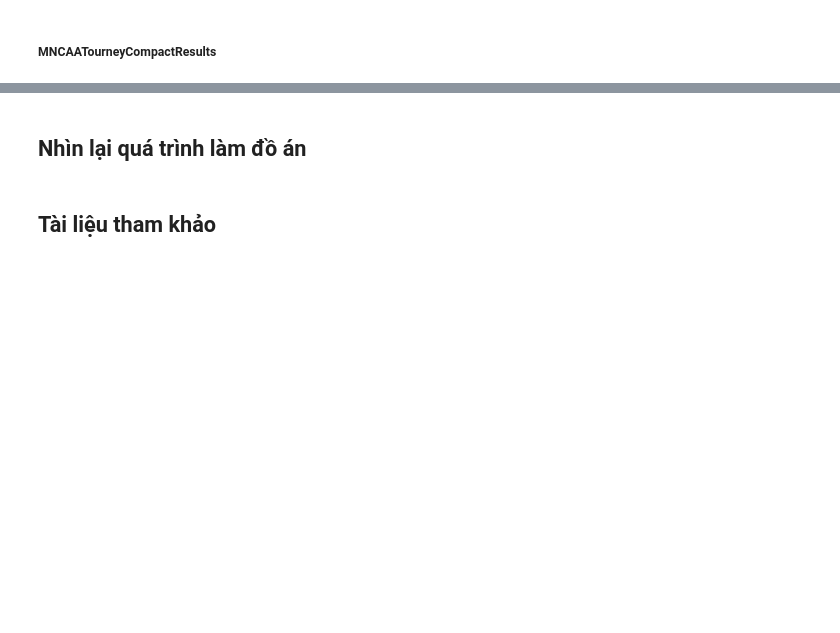
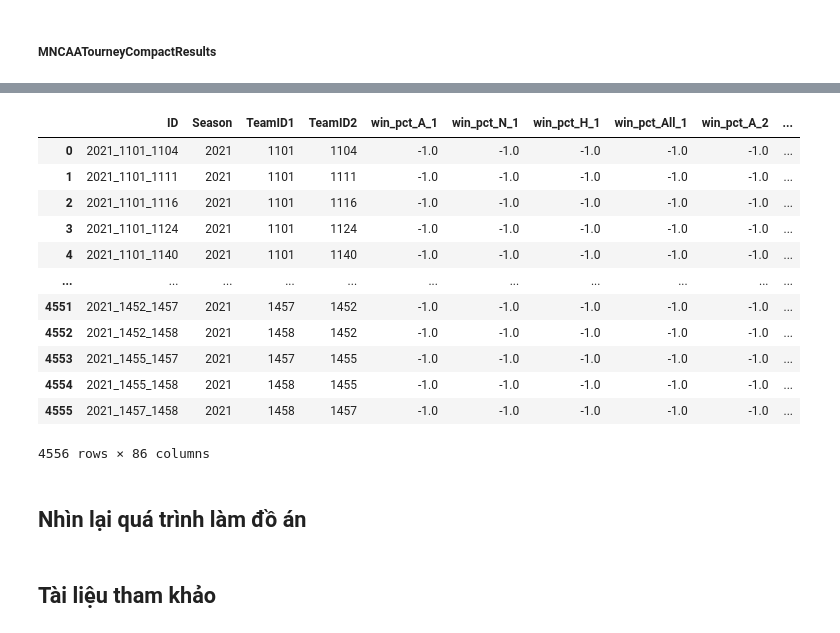
Before and after one commit to nomiku1999/KTDLUD, a Jupyter notebook: Report.ipynb, the cells around one changed output, grey strips where cells are left out. Saved outputs shown, nothing was run; the diff lists cells and outputs as text; code cells hidden in the pictures; blank space fills up the shorter version.

```diff
--- a/Report.ipynb
+++ b/Report.ipynb
@@ -713,2 +722,36 @@ del MOR_127_128, MOR_50_51, MOR_15_16, MOR_max, MOR_tmp, MOR_stats
+# %%
+wl_1 = wl.loc[:,['Season','TeamID','win_pct_A','win_pct_N',
+                 'win_pct_H','win_pct_All']]
+wl_1.columns = [str(col) + '_1' if col not in ['Season','TeamID'] \
+                else str(col) for col in wl_1.columns ]
+
+wl_2 = wl.loc[:,['Season','TeamID','win_pct_A','win_pct_N',
+                 'win_pct_H','win_pct_All']]
+wl_2.columns = [str(col) + '_2' if col not in ['Season','TeamID'] \
+                else str(col) for col in wl_2.columns ]
+
+scr_1 = scr.copy()
+scr_1.columns = [str(col) + '_1' if col not in ['Season','TeamID'] \
+                 else str(col) for col in scr_1.columns ]
+
+scr_2 = scr.copy()
+scr_2.columns = [str(col) + '_2' if col not in ['Season','TeamID'] \
+                 else str(col) for col in scr_2.columns ]
+
+dt_1 = dt.copy()
+dt_1.columns = [str(col) + '_1' if col not in ['Season','TeamID'] \
+                else str(col) for col in dt_1.columns ]
+
+dt_2 = dt.copy()
+dt_2.columns = [str(col) + '_2' if col not in ['Season','TeamID'] \
+                else str(col) for col in dt_2.columns ]
+
+MOR_1 = MOR.copy()
+MOR_1.columns = [str(col) + '_1' if col not in ['Season','TeamID'] \
+                 else str(col) for col in MOR_1.columns ]
+
+MOR_2 = MOR.copy()
+MOR_2.columns = [str(col) + '_2' if col not in ['Season','TeamID'] \
+                 else str(col) for col in MOR_2.columns ]
 # %% [markdown]
 ##### MNCAATourneyCompactResults
@@ -826,3 +935,19 @@ test = merge_data(test)
+# %%
+test
+# %% [output]
+|  | ID | Season | TeamID1 | TeamID2 | win_pct_A_1 | win_pct_N_1 | win_pct_H_1 | win_pct_All_1 | win_pct_A_2 | ... |
+| 0 | 2021_1101_1104 | 2021 | 1101 | 1104 | -1.0 | -1.0 | -1.0 | -1.0 | -1.0 | ... |
+| 1 | 2021_1101_1111 | 2021 | 1101 | 1111 | -1.0 | -1.0 | -1.0 | -1.0 | -1.0 | ... |
+| 2 | 2021_1101_1116 | 2021 | 1101 | 1116 | -1.0 | -1.0 | -1.0 | -1.0 | -1.0 | ... |
+| 3 | 2021_1101_1124 | 2021 | 1101 | 1124 | -1.0 | -1.0 | -1.0 | -1.0 | -1.0 | ... |
+| 4 | 2021_1101_1140 | 2021 | 1101 | 1140 | -1.0 | -1.0 | -1.0 | -1.0 | -1.0 | ... |
+| ... | ... | ... | ... | ... | ... | ... | ... | ... | ... | ... |
+| 4551 | 2021_1452_1457 | 2021 | 1457 | 1452 | -1.0 | -1.0 | -1.0 | -1.0 | -1.0 | ... |
+| 4552 | 2021_1452_1458 | 2021 | 1458 | 1452 | -1.0 | -1.0 | -1.0 | -1.0 | -1.0 | ... |
+| 4553 | 2021_1455_1457 | 2021 | 1457 | 1455 | -1.0 | -1.0 | -1.0 | -1.0 | -1.0 | ... |
+| 4554 | 2021_1455_1458 | 2021 | 1458 | 1455 | -1.0 | -1.0 | -1.0 | -1.0 | -1.0 | ... |
+| 4555 | 2021_1457_1458 | 2021 | 1458 | 1457 | -1.0 | -1.0 | -1.0 | -1.0 | -1.0 | ... |
+4556 rows × 86 columns
 # %% [markdown]
 ## Nhìn lại quá trình làm đồ án
 # %% [markdown]
```
Also changed, not shown: parts of 16 cells of this notebook.
